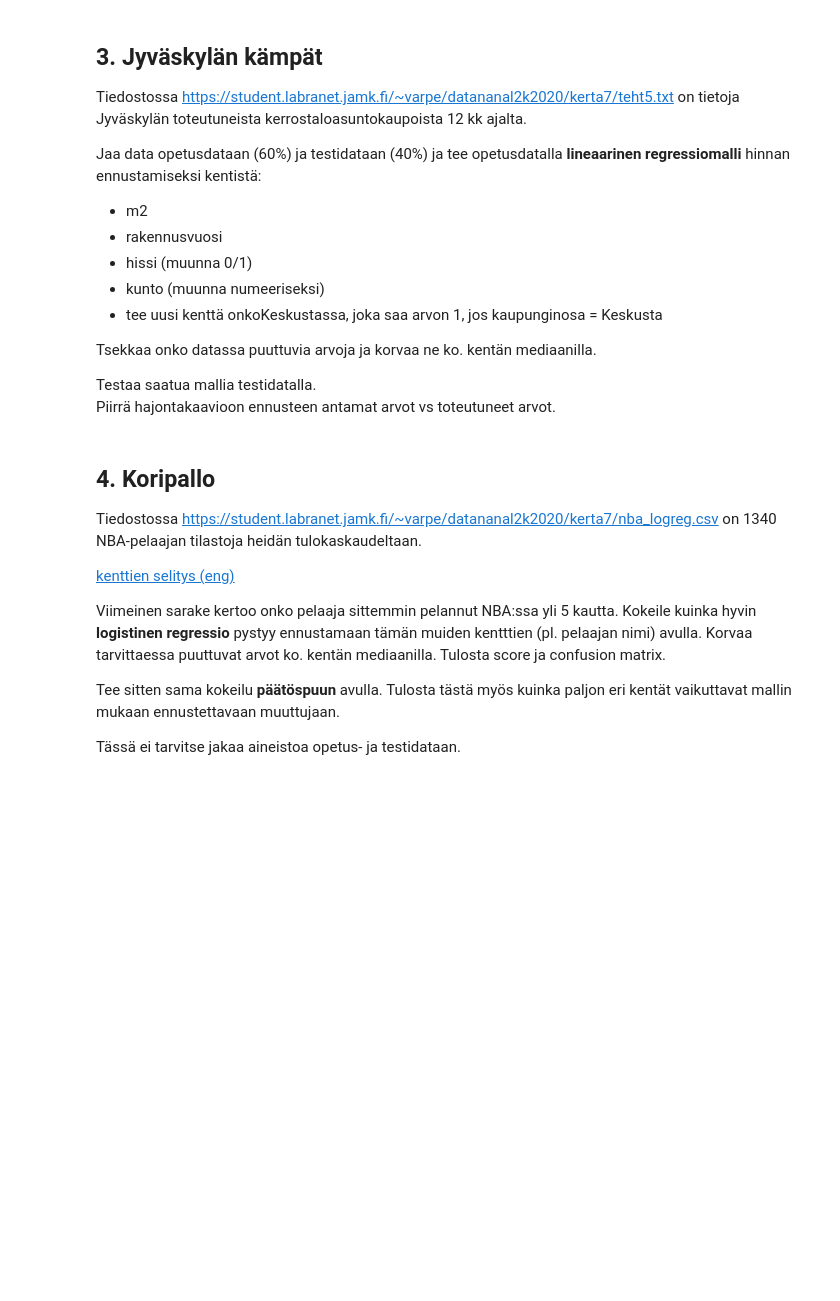
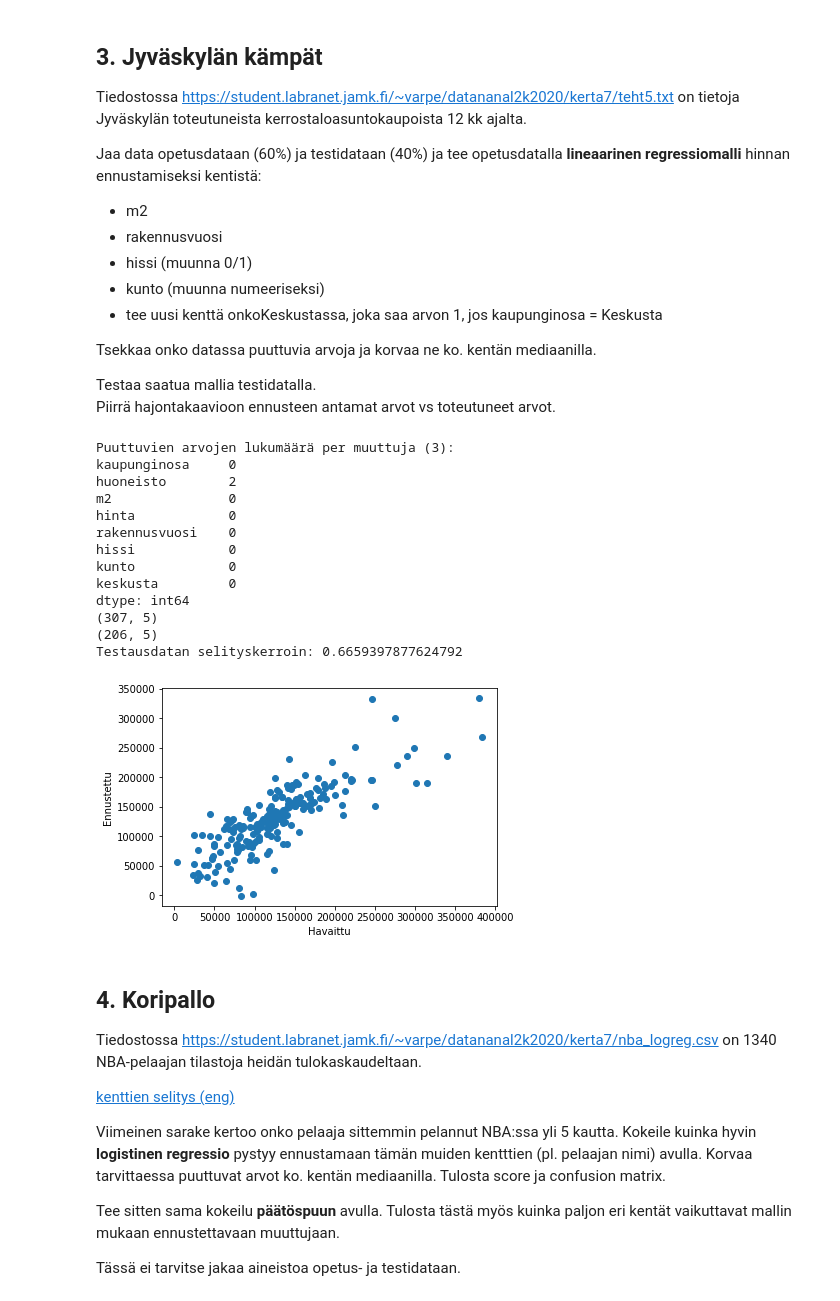
Before and after one commit to TapaniAlastalo/data_analytics, a Jupyter notebook: tehtävät/tapani_alastalo_teh7.ipynb, the cells around one changed output. Cells and saved outputs as stored; diff of their text form; code cells hidden in the pictures; blank space fills up the shorter version.

```diff
--- a/tehtävät/tapani_alastalo_teh7.ipynb
+++ b/tehtävät/tapani_alastalo_teh7.ipynb
@@ -51,6 +158,61 @@ Tsekkaa onko datassa puuttuvia arvoja ja korvaa ne ko. kentän mediaanilla.
 
 Testaa saatua mallia testidatalla.
 Piirrä hajontakaavioon ennusteen antamat arvot vs toteutuneet arvot.
+# %%
+import pandas as pd
+import matplotlib.pyplot as plt
+from sklearn.linear_model import LinearRegression
+from sklearn.model_selection import train_test_split
+
+df = pd.read_csv('https://student.labranet.jamk.fi/~varpe/datananal2k2020/kerta7/teht5.txt', sep=",", decimal='.')
+
+#print("Puuttuvien arvojen lukumäärä per muuttuja (1):\n%s" % df.isnull().sum())
+df['hissi']=df['hissi'].map({'ei': 0, 'on': 1})
+df['kunto']=df['kunto'].map({'huono': 0, 'tyyd.': 1, 'hyvä': 0})
+df['keskusta'] = 0
+df.loc[(df['kaupunginosa']=='Keskusta'), 'keskusta'] = 1
+#print("Puuttuvien arvojen lukumäärä per muuttuja (2):\n%s" % df.isnull().sum())
+
+median_kunto = df["kunto"].median()
+df["kunto"].fillna(median_kunto, inplace=True)
+print("Puuttuvien arvojen lukumäärä per muuttuja (3):\n%s" % df.isnull().sum())
+#print(df)
+
+x = df[['m2','rakennusvuosi','hissi','kunto','keskusta']]
+y = df['hinta']
+
+# jaotellaan testi- / opetusdata
+xTrain, xTest, yTrain, yTest = train_test_split(x, y, test_size = 0.4, random_state = 31)
+print(xTrain.shape)
+print(xTest.shape)
+
+# luodaan malli-olio opetusdatalla
+model = LinearRegression()
+model.fit(xTrain,yTrain)
+
+# Testaus testidatalla
+print("Testausdatan selityskerroin:", model.score(xTest,yTest))
+
+forecast = model.predict(xTest)
+plt.scatter(yTest, forecast)
+plt.xlabel('Havaittu')
+plt.ylabel('Ennustettu')
+plt.show()
+# %% [output]
+Puuttuvien arvojen lukumäärä per muuttuja (3):
+kaupunginosa     0
+huoneisto        2
+m2               0
+hinta            0
+rakennusvuosi    0
+hissi            0
+kunto            0
+keskusta         0
+dtype: int64
+(307, 5)
+(206, 5)
+Testausdatan selityskerroin: 0.6659397877624792
+[figure, added]
 # %% [markdown]
 ## 4. Koripallo
 
```
Also changed, not shown: parts of 4 cells of this notebook, 4 other files.
